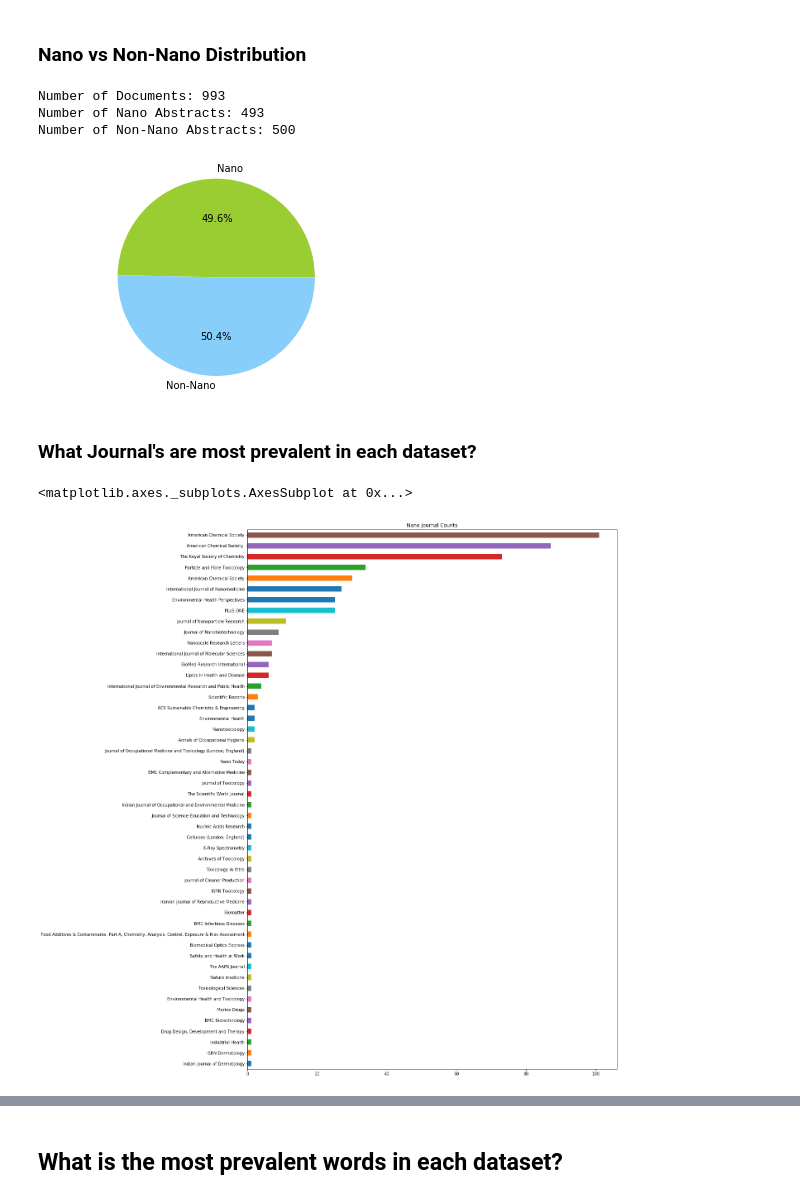
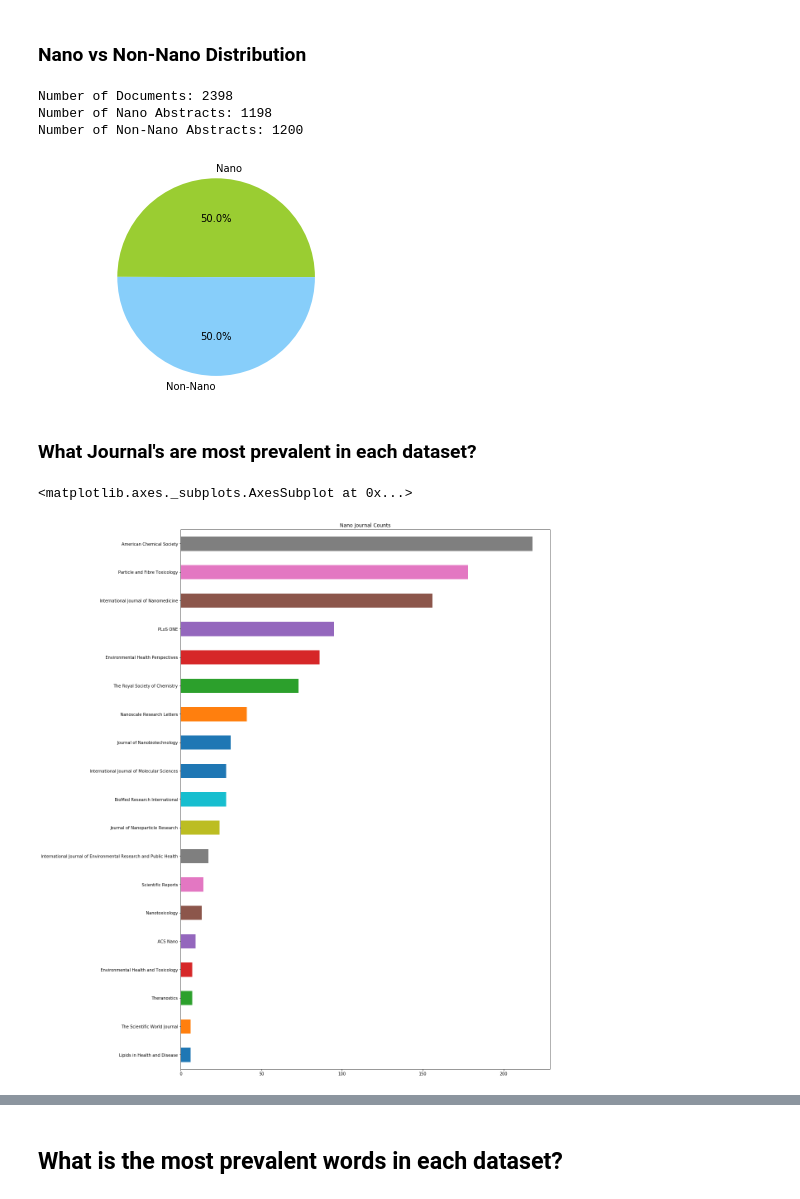
Before and after one commit to NLPatVCU/NanoDC, a Jupyter notebook: Binary/LSTM/LSTM.ipynb, the cells around one changed output, grey strips where cells are left out. Cells and saved outputs as stored; diff of their text form; code cells hidden in the pictures.

```diff
--- a/Binary/LSTM/LSTM.ipynb
+++ b/Binary/LSTM/LSTM.ipynb
@@ -20,6 +20,5 @@ import seaborn as sn
 ## Data
 # %%
 abstracts = read_json("../Data/Datasets/abstracts.json")
-abstracts = preprocess(abstracts)
 abstracts.head(5)
 # %% [output]
@@ -40,15 +44,17 @@ plt.pie(sizes, labels=labels, colors=colors,  autopct='%1.1f%%')
 plt.axis('equal')
 plt.show()
 # %% [output]
-Number of Documents: 993
-Number of Nano Abstracts: 493
-Number of Non-Nano Abstracts: 500
+Number of Documents: 2398
+Number of Nano Abstracts: 1198
+Number of Non-Nano Abstracts: 1200
 [figure]
 # %% [markdown]
 ### What Journal's are most prevalent in each dataset?
 # %%
-nano['journal'].value_counts(ascending=True).plot(kind="barh", figsize=(16,24), title="Nano Journal Counts")
+journals = nano['journal'].value_counts(ascending=True)
+journals = journals[journals > 5]
+journals.plot(kind="barh", figsize=(16,24), title="Nano Journal Counts")
 # %% [output]
 <matplotlib.axes._subplots.AxesSubplot at 0x...>
-[figure, old version]
+[figure, new version]
 # %%
```
Also changed, not shown: parts of 6 cells of this notebook, 2 other files.
